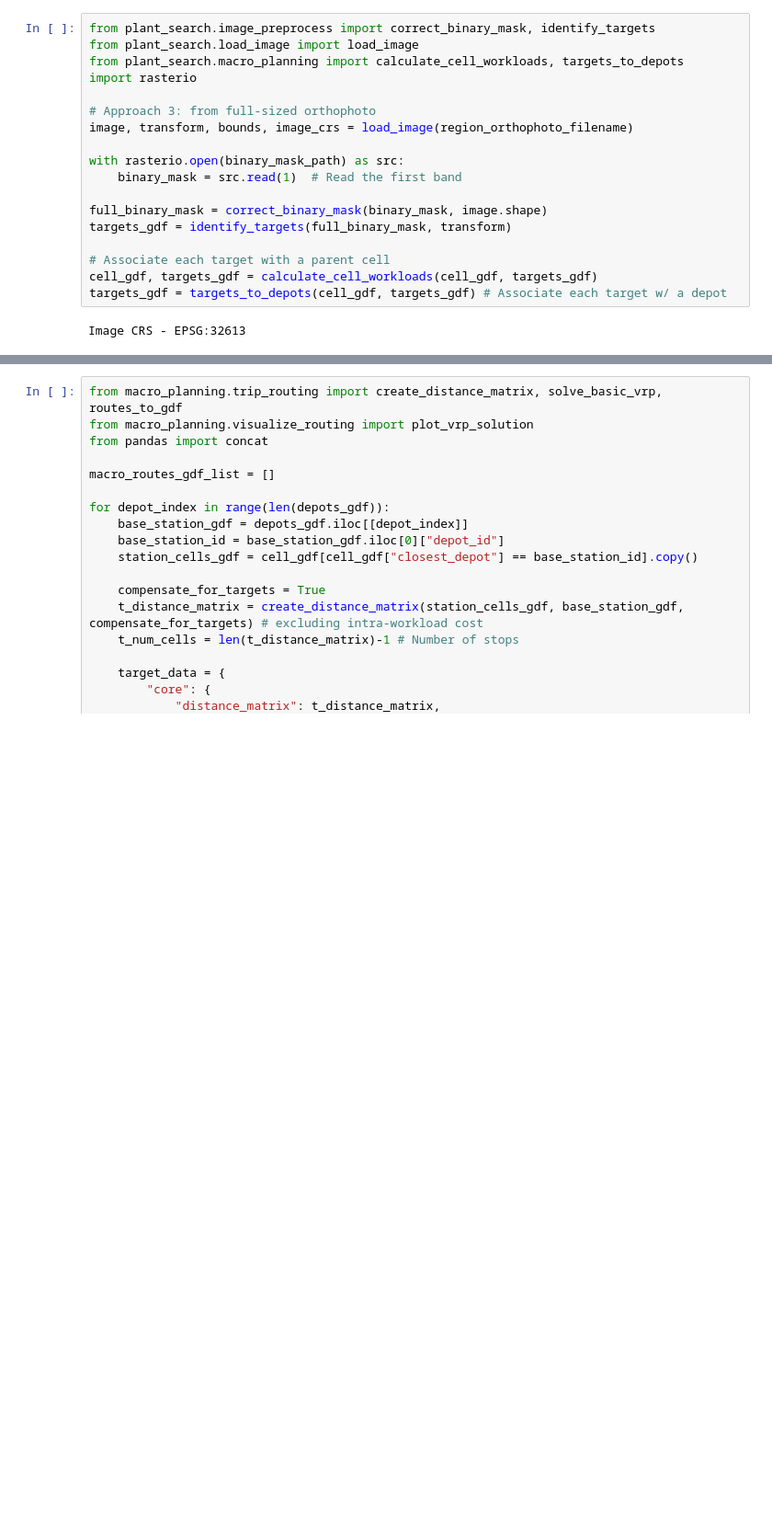
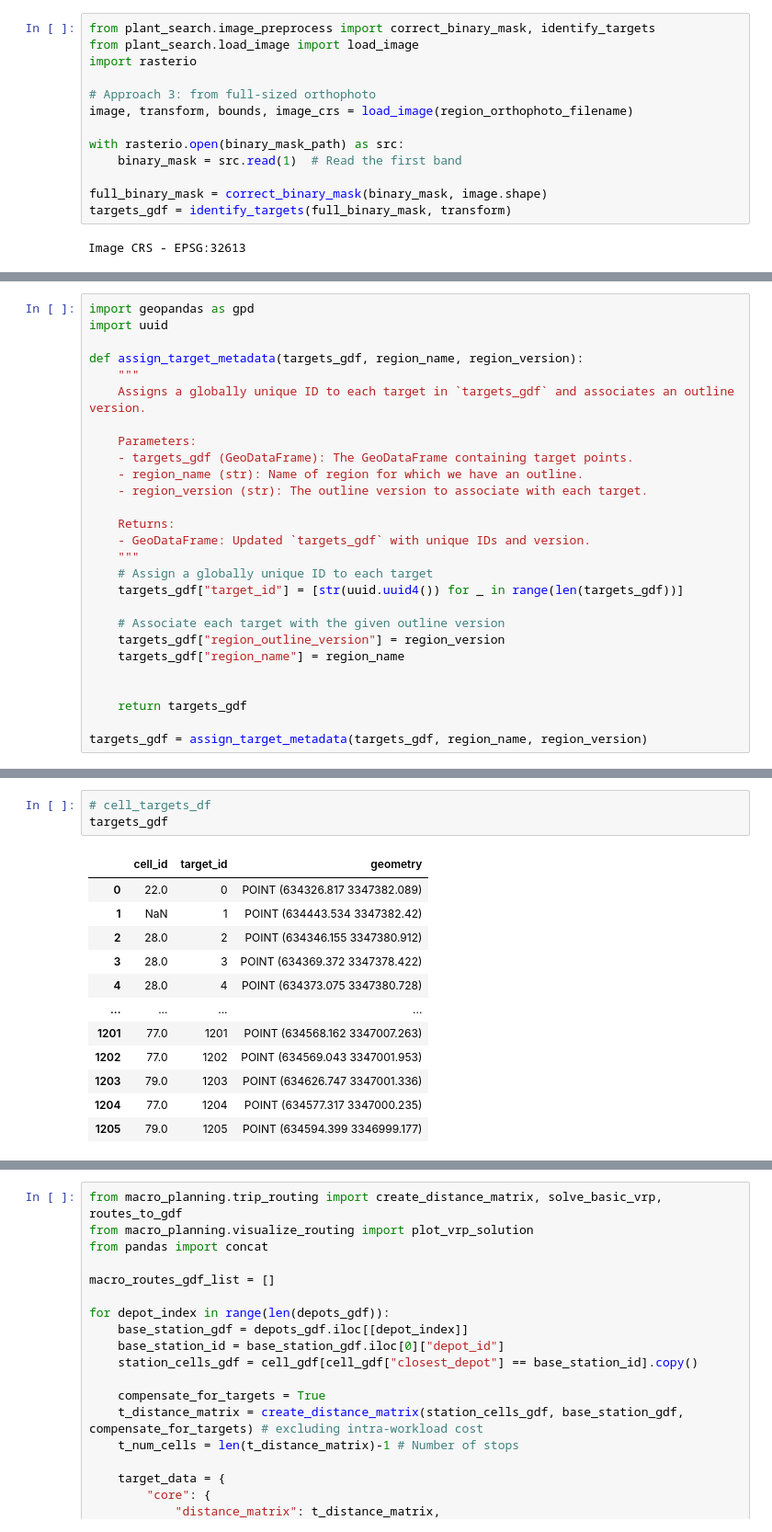
Before and after one commit to javelina-works/unsupervised-cv-search, a Jupyter notebook: content/notebooks/interactive_proto.ipynb, the cells around one changed output, grey strips where cells are left out. Shown at 92% size. Saved outputs shown, nothing was run; the diff lists cells and outputs as text; blank space fills up the shorter version.

Commit message:
Healthy way into data normalization.
All mapping + interactive functions are likely broken. All will need to be updated to use our new data formats.

```diff
--- a/content/notebooks/interactive_proto.ipynb
+++ b/content/notebooks/interactive_proto.ipynb
@@ -179,7 +157,6 @@ print(f"Number of targets (detected plants): {len(targets_gdf)}")
 # %%
 from plant_search.image_preprocess import correct_binary_mask, identify_targets
 from plant_search.load_image import load_image
-from plant_search.macro_planning import calculate_cell_workloads, targets_to_depots
 import rasterio
 
 # Approach 3: from full-sized orthophoto
@@ -190,9 +167,5 @@ with rasterio.open(binary_mask_path) as src:
 
 full_binary_mask = correct_binary_mask(binary_mask, image.shape)
 targets_gdf = identify_targets(full_binary_mask, transform)
-
-# Associate each target with a parent cell
-cell_gdf, targets_gdf = calculate_cell_workloads(cell_gdf, targets_gdf)
-targets_gdf = targets_to_depots(cell_gdf, targets_gdf) # Associate each target w/ a depot
 # %% [output]
 Image CRS - EPSG:32613
@@ -206,0 +172,27 @@ dtype: object
+# %%
+import geopandas as gpd
+import uuid
+
+def assign_target_metadata(targets_gdf, region_name, region_version):
+    """
+    Assigns a globally unique ID to each target in `targets_gdf` and associates an outline version.
+
+    Parameters:
+    - targets_gdf (GeoDataFrame): The GeoDataFrame containing target points.
+    - region_name (str): Name of region for which we have an outline.
+    - region_version (str): The outline version to associate with each target.
+
+    Returns:
+    - GeoDataFrame: Updated `targets_gdf` with unique IDs and version.
+    """
+    # Assign a globally unique ID to each target
+    targets_gdf["target_id"] = [str(uuid.uuid4()) for _ in range(len(targets_gdf))]
+
+    # Associate each target with the given outline version
+    targets_gdf["region_outline_version"] = region_version
+    targets_gdf["region_name"] = region_name
+
+
+    return targets_gdf
+
+targets_gdf = assign_target_metadata(targets_gdf, region_name, region_version)
@@ -206,0 +247,16 @@ dtype: object
+# %%
+# cell_targets_df
+targets_gdf
+# %% [output]
+|  | cell_id | target_id | geometry |
+| 0 | 22.0 | 0 | POINT (634326.817 3347382.089) |
+| 1 | NaN | 1 | POINT (634443.534 3347382.42) |
+| 2 | 28.0 | 2 | POINT (634346.155 3347380.912) |
+| 3 | 28.0 | 3 | POINT (634369.372 3347378.422) |
+| 4 | 28.0 | 4 | POINT (634373.075 3347380.728) |
+| ... | ... | ... | ... |
+| 1201 | 77.0 | 1201 | POINT (634568.162 3347007.263) |
+| 1202 | 77.0 | 1202 | POINT (634569.043 3347001.953) |
+| 1203 | 79.0 | 1203 | POINT (634626.747 3347001.336) |
+| 1204 | 77.0 | 1204 | POINT (634577.317 3347000.235) |
+| 1205 | 79.0 | 1205 | POINT (634594.399 3346999.177) |
```
Also changed, not shown: parts of 37 cells of this notebook, 10 other files.
